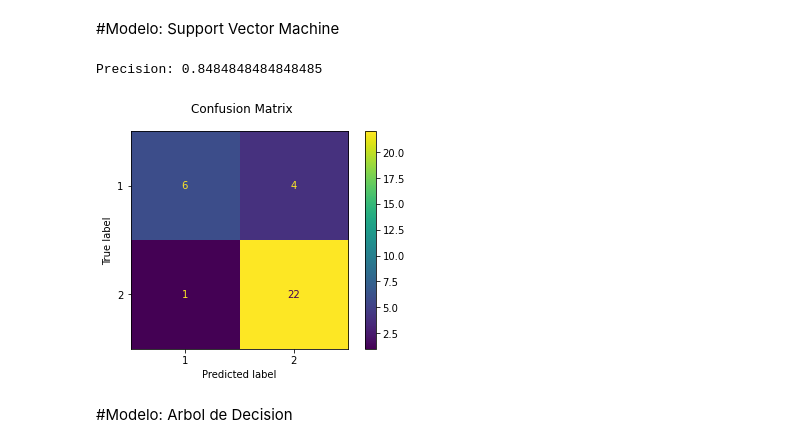
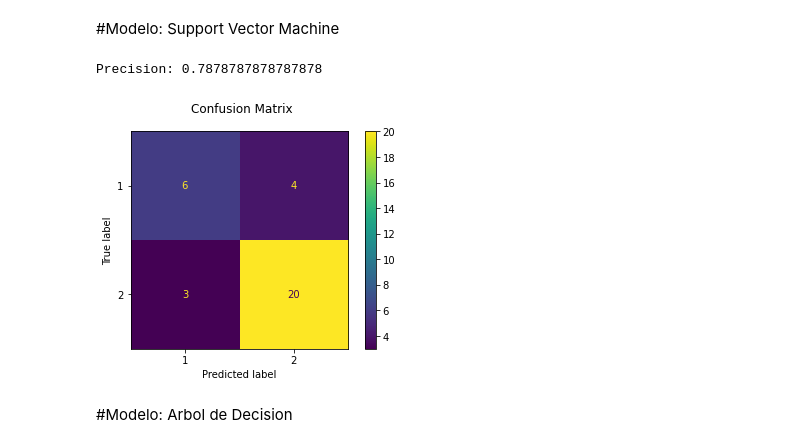
Before and after one commit to ValentinBarco/ValentinBarco, a Jupyter notebook: Proyecto_Final_Good_Bad_En_Cascada.ipynb, the cells around one changed output. Cells and saved outputs as stored; diff of their text form; code cells hidden in the pictures.

```diff
--- a/Proyecto_Final_Good_Bad_En_Cascada.ipynb
+++ b/Proyecto_Final_Good_Bad_En_Cascada.ipynb
@@ -50,7 +71,7 @@ Tapered_Training = []
 for img in os.listdir(Tapered):
   img = cv2.imread(os.path.join(Tapered,img))
   img = cv2.resize(img,(256,128),interpolation=cv2.INTER_AREA)
-  fd = hog(img, orientations=9, pixels_per_cell=(16, 16),cells_per_block=(2, 2), multichannel=True)
+  fd = hog(img, orientations=9, pixels_per_cell=(18, 18),cells_per_block=(2, 2), multichannel=True)
   fd = fd/fd.max()
   #fd = exposure.rescale_intensity(fd, in_range= (0,5));
   BadSperm_Training.append(fd)
@@ -63,7 +84,7 @@ Pyriform_Training = []
 for img in os.listdir(Pyriform):
   img = cv2.imread(os.path.join(Pyriform,img))
   img = cv2.resize(img,(256,128),interpolation=cv2.INTER_AREA)
-  fd = hog(img, orientations=9, pixels_per_cell=(16, 16),cells_per_block=(2, 2), multichannel=True)
+  fd = hog(img, orientations=9, pixels_per_cell=(18, 18),cells_per_block=(2, 2), multichannel=True)
   fd = fd/fd.max()
   #fd = exposure.rescale_intensity(fd, in_range= (0,5));
   BadSperm_Training.append(fd)
@@ -76,7 +97,7 @@ Amorphous_Training = []
 for img in os.listdir(Amorphous):
   img = cv2.imread(os.path.join(Amorphous,img))
   img = cv2.resize(img,(256,128),interpolation=cv2.INTER_AREA)
-  fd = hog(img, orientations=9, pixels_per_cell=(16, 16),cells_per_block=(2, 2), multichannel=True)
+  fd = hog(img, orientations=9, pixels_per_cell=(18, 18),cells_per_block=(2, 2), multichannel=True)
   fd = fd/fd.max()
   #fd = exposure.rescale_intensity(fd, in_range= (0,5));
   BadSperm_Training.append(fd)
@@ -219,22 +240,22 @@ from sklearn.metrics import classification_report
 
 X_train, X_test, y_train, y_test = train_test_split(Dataset, target, shuffle = True, test_size=0.15, random_state=1)
 
-clasificador = svm.SVC(kernel = 'linear')
-clasificador.fit(X_train, y_train)
+Vector = svm.SVC(kernel = 'linear')
+Vector.fit(X_train, y_train)
 
-y_pred_Vector = clasificador.predict(X_test)
+y_pred_Vector = Vector.predict(X_test)
 # %%
-disp = metrics.plot_confusion_matrix(clasificador, X_test, y_test)
+disp = metrics.plot_confusion_matrix(Vector, X_test, y_test)
 disp.figure_.suptitle("Confusion Matrix")
 
 
 Precision = precision_score(y_test, y_pred_Vector, average='micro')
 
 
 print('Precision: '+ str(Precision))
 # %% [output]
-Precision: 0.8484848484848485
+Precision: 0.7878787878787878
-[figure, old version]
+[figure, new version]
 # %% [markdown]
 #Modelo: Arbol de Decision
 # %%
```
Also changed, not shown: parts of 23 cells of this notebook.
